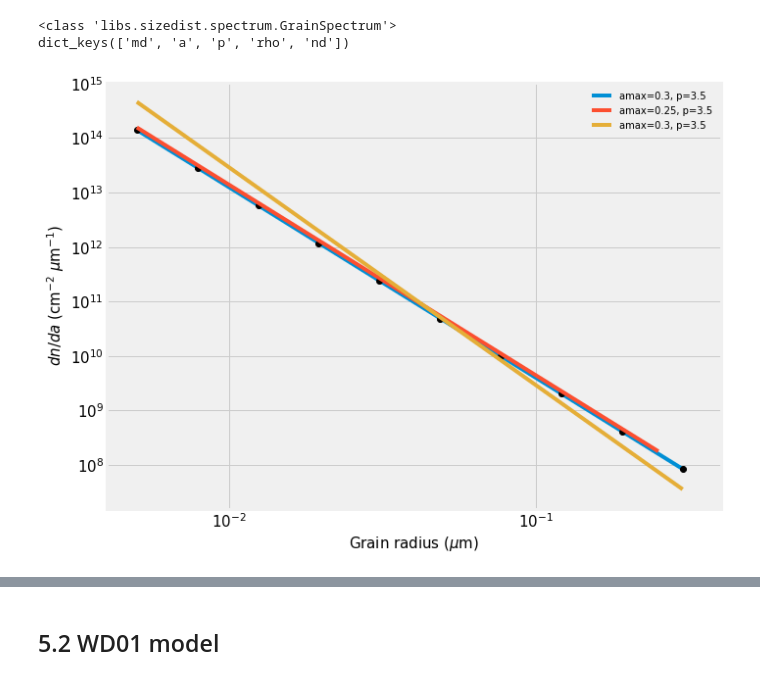
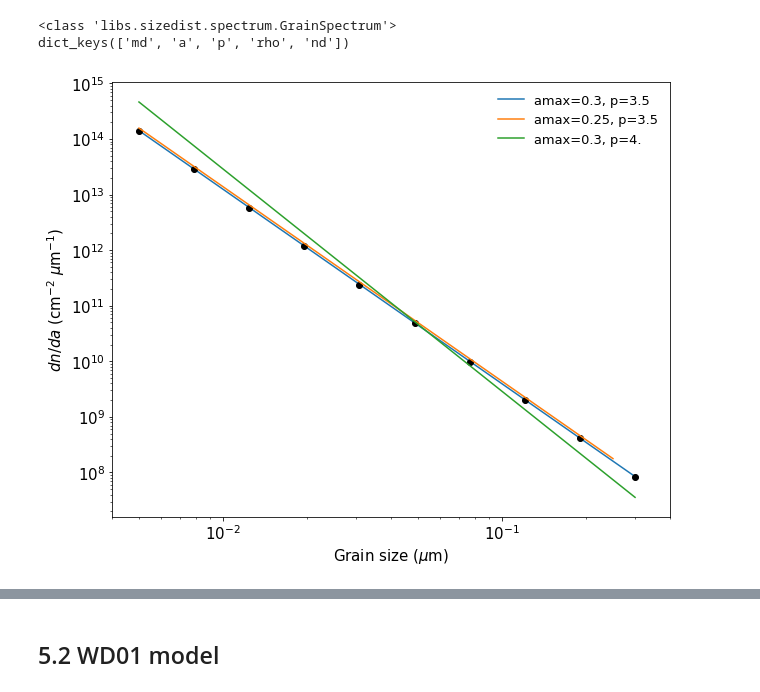
Before and after one commit to nv-hiep/dust_scattering, a Jupyter notebook: grain_size_distribution.ipynb, the cells around one changed output, grey strips where cells are left out. Drawn from its saved outputs; the diff is of its cells as text; code cells hidden in the pictures.

```diff
--- a/grain_size_distribution.ipynb
+++ b/grain_size_distribution.ipynb
@@ -22,11 +22,8 @@ cd '/content/gdrive/My Drive/Colab Notebooks/dust'
 ## 3.1 Standard libraries
 # %%
 import os
-import numpy   as np
-import seaborn as sns
-
+import numpy             as np
 import matplotlib.pyplot as plt
-plt.style.use('fivethirtyeight')
 
 %matplotlib inline
 # %% [markdown]
@@ -67,19 +64,19 @@ dict_keys(['md', 'a', 'p', 'rho', 'nd'])
 # %%
 plt.figure( figsize=(10,8) )
 
 plt.plot(MRN77_mod1.a, MRN77_mod1.nd, label='amax=' + str(MRN77_mod1.a[-1]) + ', p=3.5')
 plt.plot(MRN77_mod4.a, MRN77_mod4.nd, 'ko', label='')
 plt.plot(MRN77_mod2.a, MRN77_mod2.nd, label='amax=' + str(MRN77_mod2.a[-1]) + ', p=3.5')
-plt.plot(MRN77_mod3.a, MRN77_mod3.nd, label='amax=' + str(MRN77_mod3.a[-1]) + ', p=3.5')
+plt.plot(MRN77_mod3.a, MRN77_mod3.nd, label='amax=' + str(MRN77_mod3.a[-1]) + ', p=4.')
 
-plt.legend(loc='upper right', frameon=False)
+plt.legend(loc='upper right', frameon=False, fontsize=13)
 plt.loglog()
 
 plt.tick_params(labelsize=15)
-plt.xlabel(r'Grain radius ($\mu$m)', size=15)
+plt.xlabel(r'Grain size ($\mu$m)', size=15)
 plt.ylabel(r'$dn/da$ (cm$^{-2}$ $\mu$m$^{-1}$)', size=15)
 
 plt.xlim(0.004, 0.4)
 plt.show()
 # %% [output]
-[figure, old version]
+[figure, new version]
```
Also changed, not shown: parts of 8 cells of this notebook.
